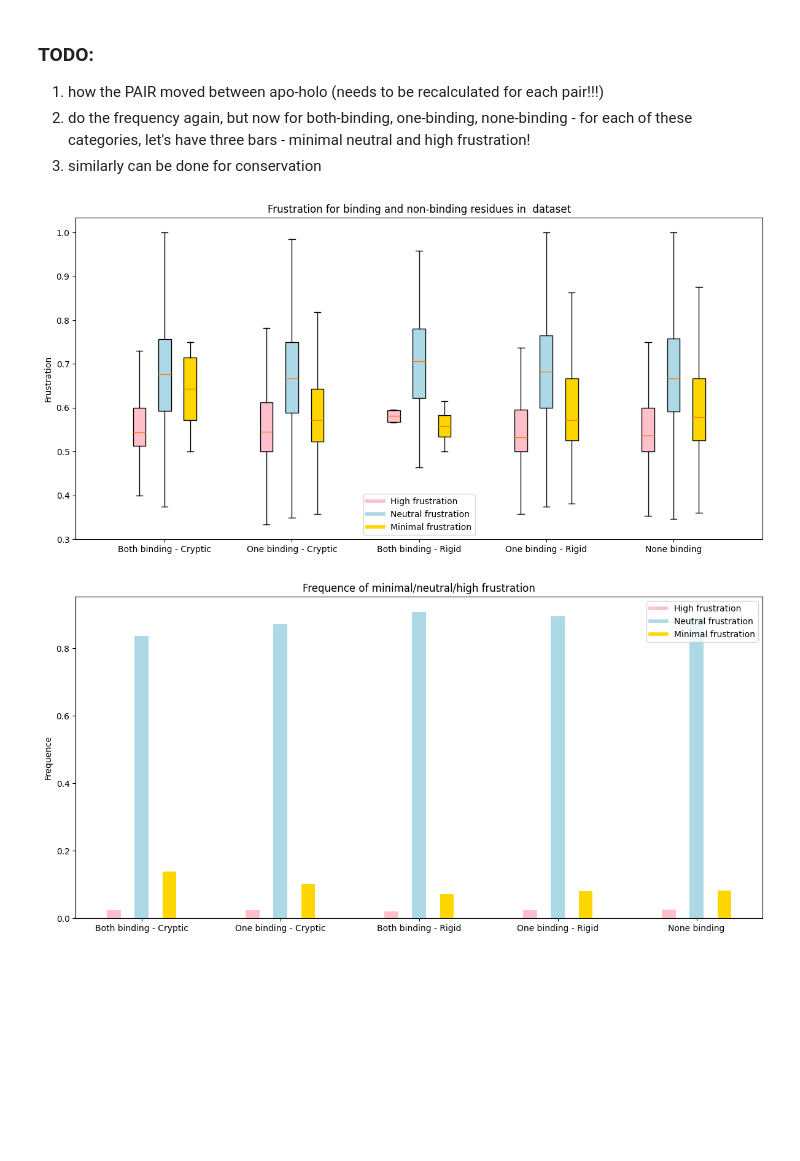
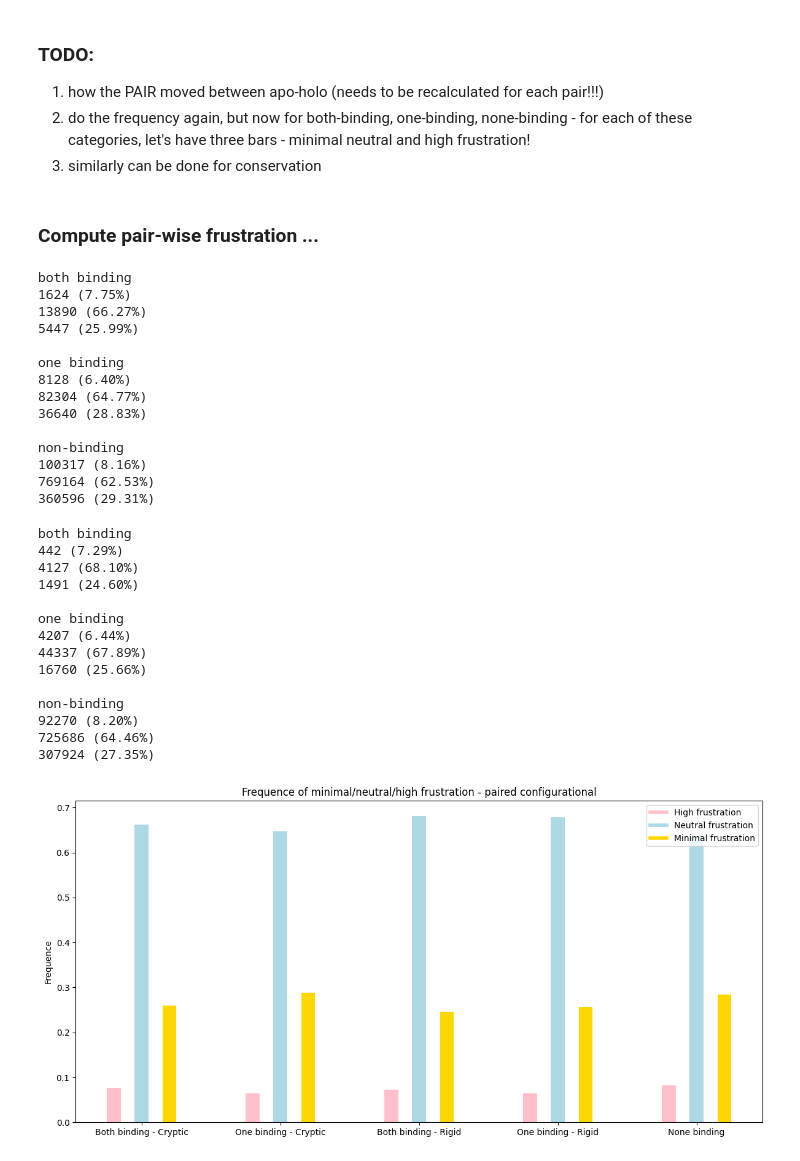
Before and after one commit to skrhakv/pocket-movement-analysis, a Jupyter notebook: src/feature-analysis/frustration/analysis.ipynb, the cells around one changed output. Drawn from its saved outputs; the diff is of its cells as text; code cells hidden in the pictures; blank space fills up the shorter version.

Commit message:
fix paired frequency stats for frustration, recompute configurational mode for pairs

```diff
--- a/src/feature-analysis/frustration/analysis.ipynb
+++ b/src/feature-analysis/frustration/analysis.ipynb
@@ -718,3 +718,5 @@ print_plots([conserved_frustration, nonconserved_frustration], labels=labels)
 1. how the PAIR moved between apo-holo (needs to be recalculated for each pair!!!)
 2. do the frequency again, but now for both-binding, one-binding, none-binding - for each of these categories, let's have three bars - minimal neutral and high frustration!
 3. similarly can be done for conservation
+# %% [markdown]
+### Compute pair-wise frustration ...
@@ -720,0 +789,38 @@ print_plots([conserved_frustration, nonconserved_frustration], labels=labels)
+# %%
+both_binding_values_cryptic, one_binding_values_cryptic, none_binding_values_cryptic = load_paired_dataset('cryptobench-dataset', 'configurational')
+for values, title in zip((both_binding_values_cryptic, one_binding_values_cryptic, none_binding_values_cryptic), ('both binding', 'one binding','non-binding')):
+    print_paired_frustration_stats(values, title)
+# %% [output]
+both binding
+1624 (7.75%)
+13890 (66.27%)
+5447 (25.99%)
+
+one binding
+8128 (6.40%)
+82304 (64.77%)
+36640 (28.83%)
+
+non-binding
+100317 (8.16%)
+769164 (62.53%)
+360596 (29.31%)
+# %%
+both_binding_values_rigid, one_binding_values_rigid, none_binding_values_rigid = load_paired_dataset('rigid-dataset', 'configurational')
+for values, title in zip((both_binding_values_rigid, one_binding_values_rigid, none_binding_values_rigid), ('both binding', 'one binding','non-binding')):
+    print_paired_frustration_stats(values, title)
+# %% [output]
+both binding
+442 (7.29%)
+4127 (68.10%)
+1491 (24.60%)
+
+one binding
+4207 (6.44%)
+44337 (67.89%)
+16760 (25.66%)
+
+non-binding
+92270 (8.20%)
+725686 (64.46%)
+307924 (27.35%)
@@ -721,13 +866,8 @@ print_plots([conserved_frustration, nonconserved_frustration], labels=labels)
 # %%
-# both_binding_values_cryptic, one_binding_values_cryptic, none_binding_values_cryptic = load_dataset('cryptobench-dataset', 'configurational')
-# both_binding_values_rigid, one_binding_values_rigid, none_binding_values_rigid = load_dataset('rigid-dataset', 'configurational')
-#
-# none_binding_values = none_binding_values_rigid
-# none_binding_values.extend(none_binding_values_cryptic)
-# labels = ['Both binding - Cryptic', 'One binding - Cryptic', 'Both binding - Rigid', 'One binding - Rigid', 'None binding']
-
-print_plots([both_binding_values_cryptic, one_binding_values_cryptic,
-             both_binding_values_rigid, one_binding_values_rigid, none_binding_values], labels=labels)
+none_binding_values = none_binding_values_cryptic + none_binding_values_rigid
+labels = ['Both binding - Cryptic', 'One binding - Cryptic', 'Both binding - Rigid', 'One binding - Rigid', 'None binding']
+print_paired_frequence([both_binding_values_cryptic, one_binding_values_cryptic,
+             both_binding_values_rigid, one_binding_values_rigid, none_binding_values], labels=labels,
+             title='Frequence of minimal/neutral/high frustration - paired configurational')
 # %% [output]
-[figure, old version]
+[figure, new version]
-[figure, removed]
```
Also changed, not shown: parts of 3 cells of this notebook.
